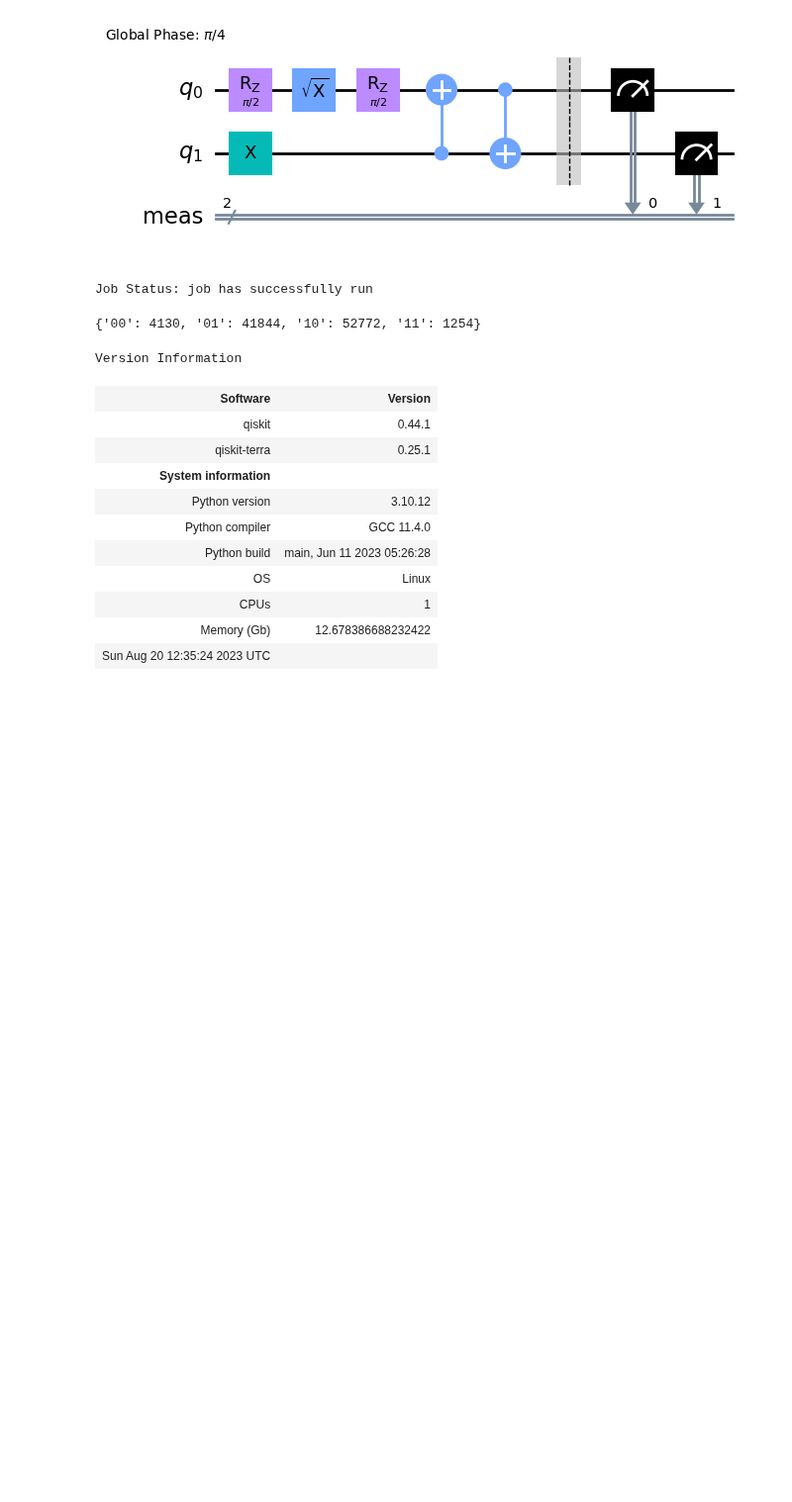
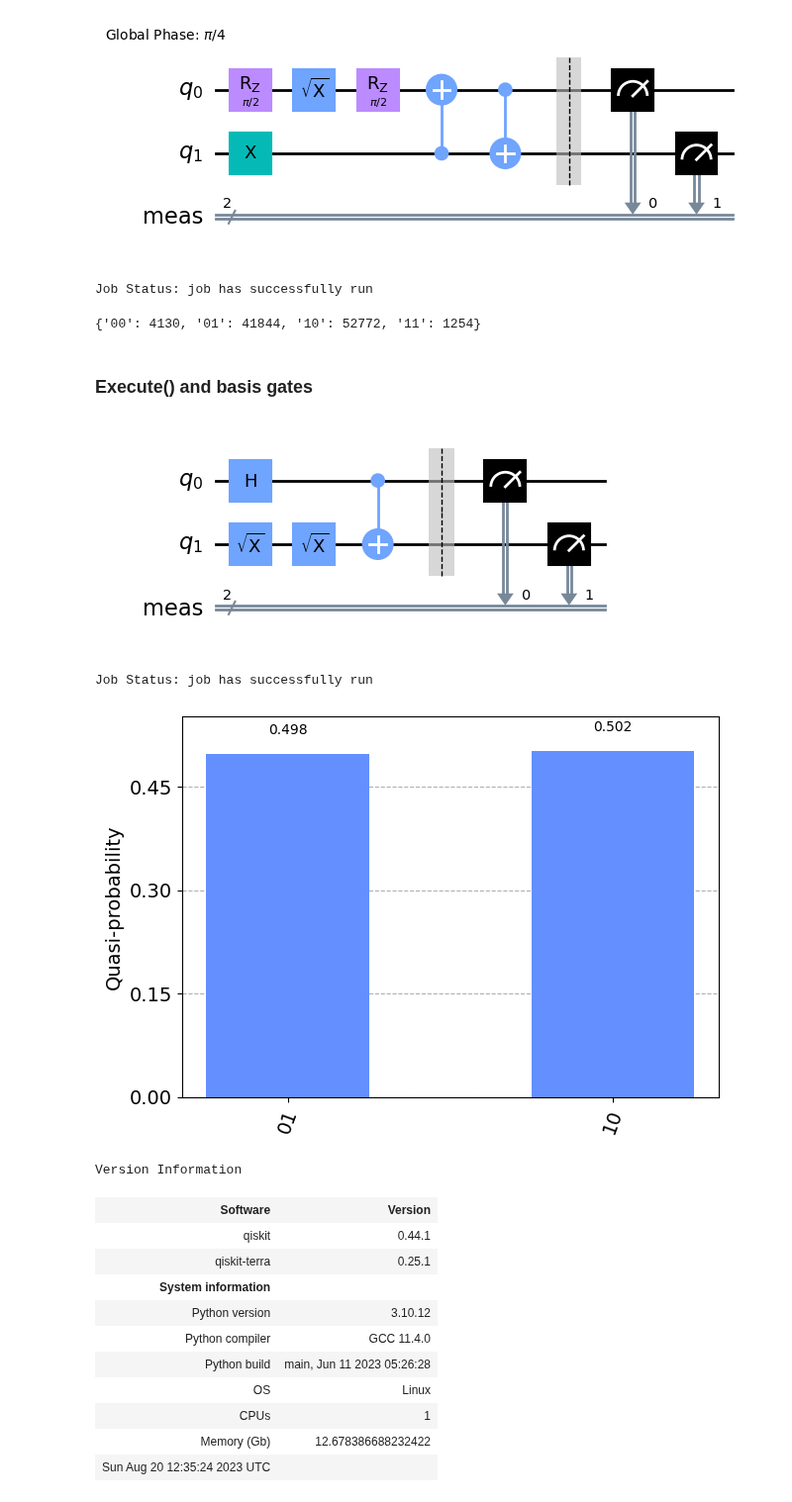
Before and after one commit to mrromaniuc/quantum-computing, a Jupyter notebook: IBMCertifiedAssociateDeveloperQiskit/02.1-Execute_a_Quantum_Circuit.ipynb, the cells around one changed output. Shown at 99% size. Drawn from its saved outputs; the diff is of its cells as text; code cells hidden in the pictures; blank space fills up the shorter version.

```diff
--- a/IBMCertifiedAssociateDeveloperQiskit/02.1-Execute_a_Quantum_Circuit.ipynb
+++ b/IBMCertifiedAssociateDeveloperQiskit/02.1-Execute_a_Quantum_Circuit.ipynb
@@ -122,6 +122,33 @@ job.result().get_counts()
 [figure]
 Job Status: job has successfully run
 {'00': 4130, '01': 41844, '10': 52772, '11': 1254}
+# %% [markdown]
+### Execute() and basis gates
+# %%
+from qiskit import QuantumCircuit, execute
+from qiskit.tools import job_monitor
+from qiskit.visualization import plot_distribution
+
+qc = QuantumCircuit(2)
+qc.h(0)
+qc.sx(1)
+qc.sx(1)
+qc.cnot(0, -1)
+qc.measure_all()
+
+display(qc.draw())
+
+provider = IBMProvider(instance="ibm-q/open/main")
+be = provider.get_backend("ibmq_qasm_simulator")
+job = execute(qc, be, basis_gates= ["cx", "id", "rz", "sx", "x"],shots=10000)
+job_monitor(job)
+
+c = job.result().get_counts()
+plot_distribution(c)
+# %% [output]
+[figure, added]
+Job Status: job has successfully run
+[figure, added]
 # %%
 import qiskit.tools.jupyter
 %qiskit_version_table
```
